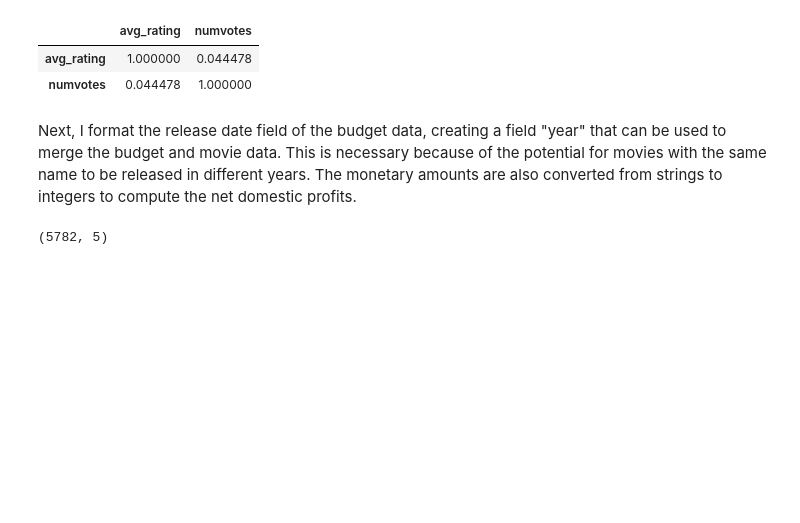
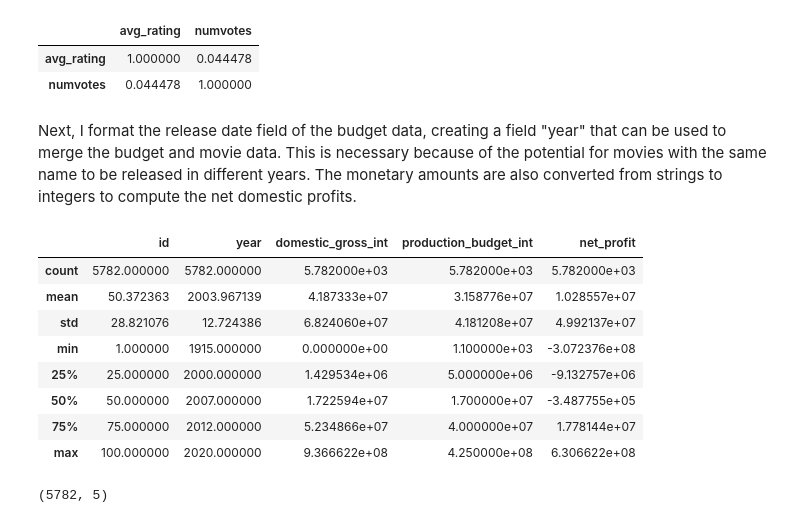
Before and after one commit to anonymous2020andbeyond/dsc-phase-1-project-v2-4, a Jupyter notebook: student.ipynb, the cells around one changed output. Saved outputs shown, nothing was run; the diff lists cells and outputs as text; code cells hidden in the pictures; blank space fills up the shorter version.

```diff
--- a/student.ipynb
+++ b/student.ipynb
@@ -297,13 +297,24 @@ Next, I format the release date field of the budget data, creating a field "year
 # %%
 #Create a release year to assist merge with basic movie data
 budget['date'] = pd.to_datetime(budget['release_date'])
 budget['year'] = budget['date'].dt.year
 
 # Budget data is formatted with a $.  Remove so can perform broadcasting to get net profits
 budget['domestic_gross_int'] = budget['domestic_gross'].str.replace('\$|,','', regex = True).astype(int)
 budget['production_budget_int'] = budget['production_budget'].str.replace('\$|,','', regex = True).astype(int)
 
 budget['net_profit'] = budget['domestic_gross_int'] - budget['production_budget_int']
+budget.describe()
+# %% [output]
+|  | id | year | domestic_gross_int | production_budget_int | net_profit |
+| count | 5782.000000 | 5782.000000 | 5.782000e+03 | 5.782000e+03 | 5.782000e+03 |
+| mean | 50.372363 | 2003.967139 | 4.187333e+07 | 3.158776e+07 | 1.028557e+07 |
+| std | 28.821076 | 12.724386 | 6.824060e+07 | 4.181208e+07 | 4.992137e+07 |
+| min | 1.000000 | 1915.000000 | 0.000000e+00 | 1.100000e+03 | -3.072376e+08 |
+| 25% | 25.000000 | 2000.000000 | 1.429534e+06 | 5.000000e+06 | -9.132757e+06 |
+| 50% | 50.000000 | 2007.000000 | 1.722594e+07 | 1.700000e+07 | -3.487755e+05 |
+| 75% | 75.000000 | 2012.000000 | 5.234866e+07 | 4.000000e+07 | 1.778144e+07 |
+| max | 100.000000 | 2020.000000 | 9.366622e+08 | 4.250000e+08 | 6.306622e+08 |
 # %%
 # Drop extra columns
 local_profits = budget.drop(['id','release_date','domestic_gross','production_budget','worldwide_gross','date'], axis = 1)
```
Also changed, not shown: parts of 4 cells of this notebook, 3 other files.
